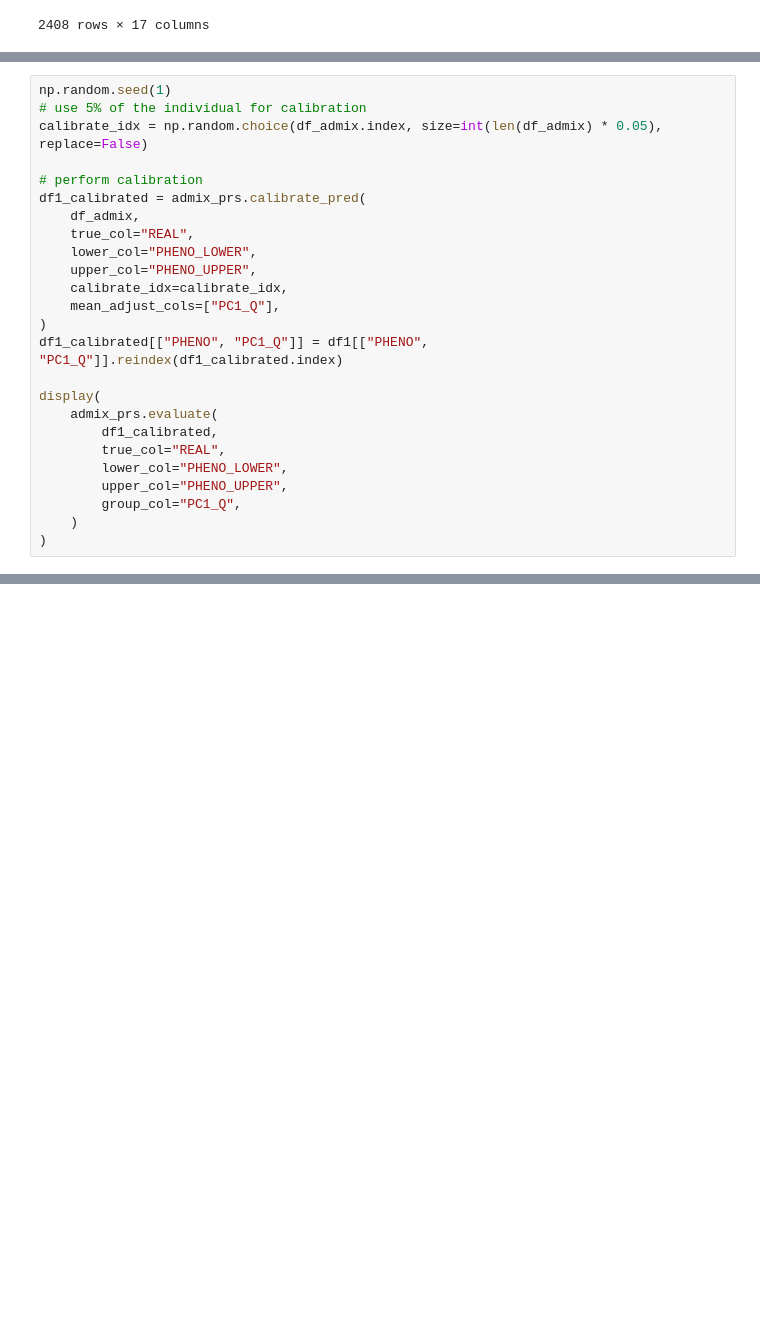
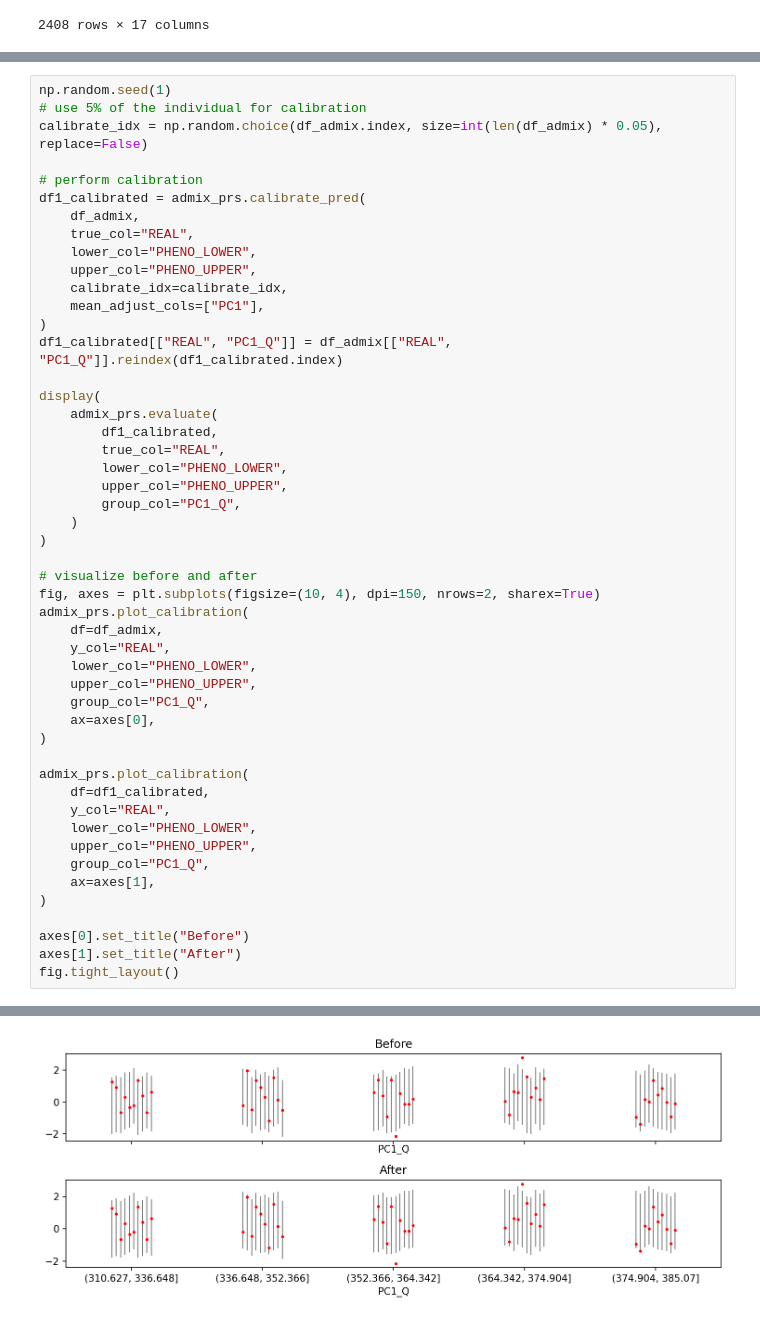
Before and after one commit to KangchengHou/calpred-manuscript, a Jupyter notebook: notebooks/calibrate-real.ipynb, the cells around one changed output, grey strips where cells are left out. Drawn from its saved outputs; the diff is of its cells as text; blank space fills up the shorter version.

```diff
--- a/notebooks/calibrate-real.ipynb
+++ b/notebooks/calibrate-real.ipynb
@@ -158,9 +128,9 @@ df1_calibrated = admix_prs.calibrate_pred(
     lower_col="PHENO_LOWER",
     upper_col="PHENO_UPPER",
     calibrate_idx=calibrate_idx,
-    mean_adjust_cols=["PC1_Q"],
+    mean_adjust_cols=["PC1"],
 )
-df1_calibrated[["PHENO", "PC1_Q"]] = df1[["PHENO", "PC1_Q"]].reindex(df1_calibrated.index)
+df1_calibrated[["REAL", "PC1_Q"]] = df_admix[["REAL", "PC1_Q"]].reindex(df1_calibrated.index)
 
 display(
     admix_prs.evaluate(
@@ -171,4 +141,28 @@ display(
         group_col="PC1_Q",
     )
 )
+
+# visualize before and after
+fig, axes = plt.subplots(figsize=(10, 4), dpi=150, nrows=2, sharex=True)
+admix_prs.plot_calibration(
+    df=df_admix,
+    y_col="REAL",
+    lower_col="PHENO_LOWER",
+    upper_col="PHENO_UPPER",
+    group_col="PC1_Q",
+    ax=axes[0],
+)
+
+admix_prs.plot_calibration(
+    df=df1_calibrated,
+    y_col="REAL",
+    lower_col="PHENO_LOWER",
+    upper_col="PHENO_UPPER",
+    group_col="PC1_Q",
+    ax=axes[1],
+)
+
+axes[0].set_title("Before")
+axes[1].set_title("After")
+fig.tight_layout()
 # %% [output]
@@ -175,0 +193 @@ ValueError: Pandas data cast to numpy dtype of object. Check input data with np.
+[figure, added]
```
Also changed, not shown: parts of 7 cells of this notebook.
